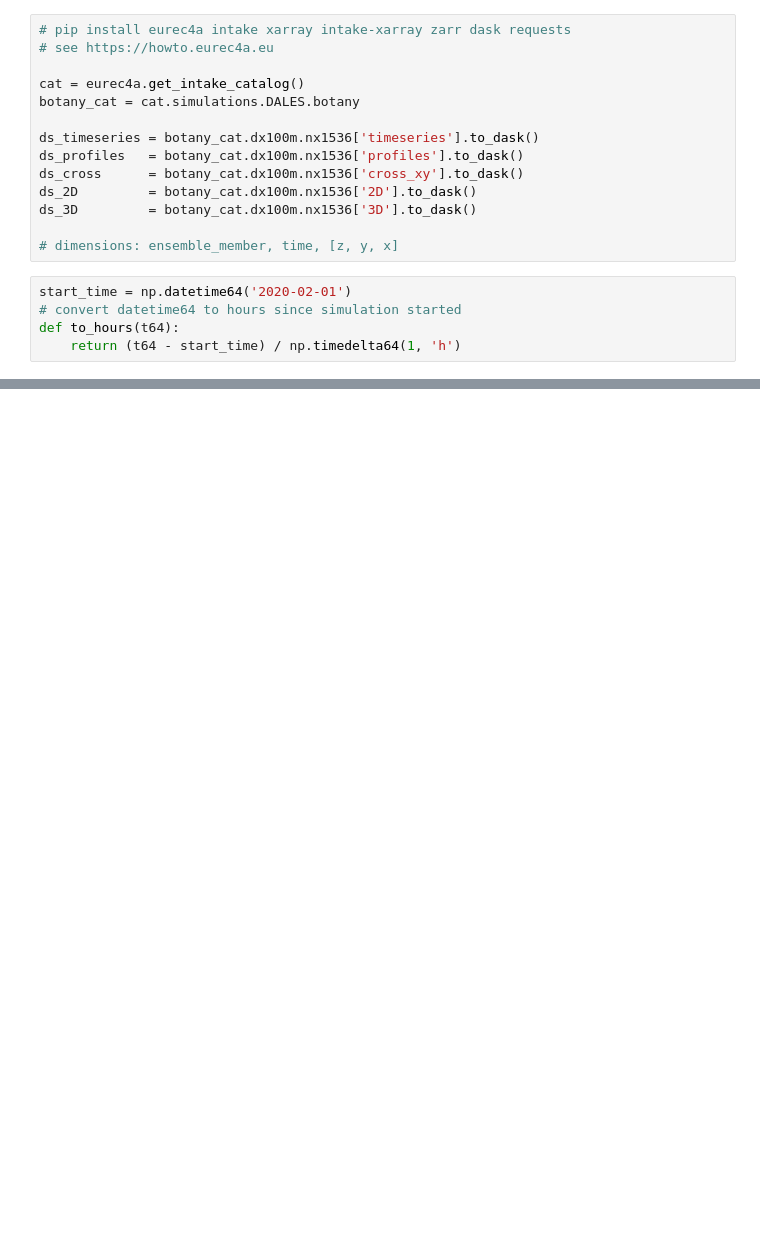
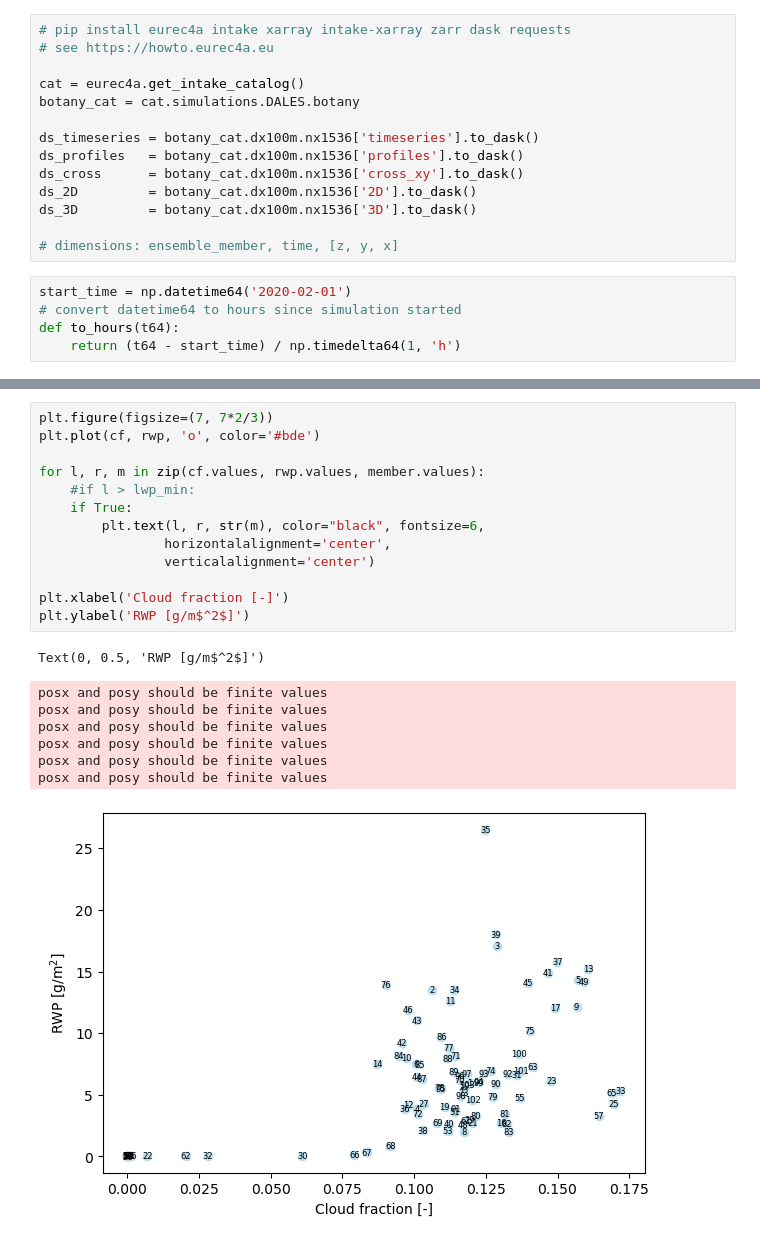
Before and after one commit to fjansson/CloudBotanyScripts, a Jupyter notebook: notebooks/ensemble-scatter-plot.ipynb, the cells around one changed output, grey strips where cells are left out. Saved outputs shown, nothing was run; the diff lists cells and outputs as text; blank space fills up the shorter version.

```diff
--- a/notebooks/ensemble-scatter-plot.ipynb
+++ b/notebooks/ensemble-scatter-plot.ipynb
@@ -105,0 +107,22 @@ posx and posy should be finite values
+# %%
+plt.figure(figsize=(7, 7*2/3))
+plt.plot(cf, rwp, 'o', color='#bde')
+
+for l, r, m in zip(cf.values, rwp.values, member.values):
+    #if l > lwp_min:
+    if True:
+        plt.text(l, r, str(m), color="black", fontsize=6,
+                horizontalalignment='center',
+                verticalalignment='center')
+
+plt.xlabel('Cloud fraction [-]')
+plt.ylabel('RWP [g/m$^2$]')
+# %% [output]
+Text(0, 0.5, 'RWP [g/m$^2$]')
+posx and posy should be finite values
+posx and posy should be finite values
+posx and posy should be finite values
+posx and posy should be finite values
+posx and posy should be finite values
+posx and posy should be finite values
+[figure, added]
```
Also changed, not shown: parts of 4 cells of this notebook, 1 other file.
